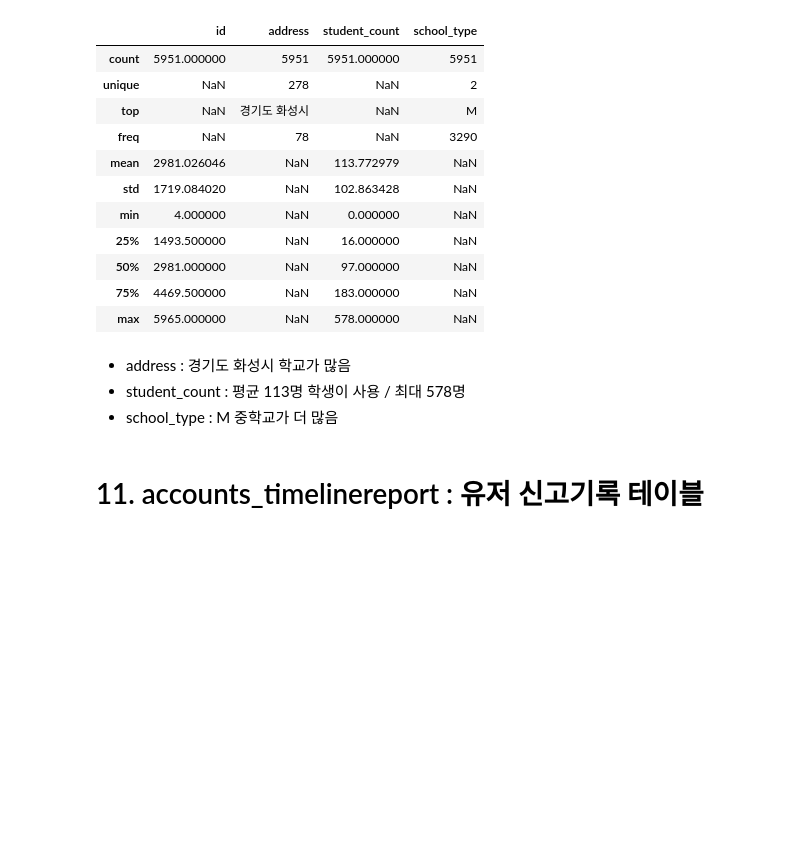
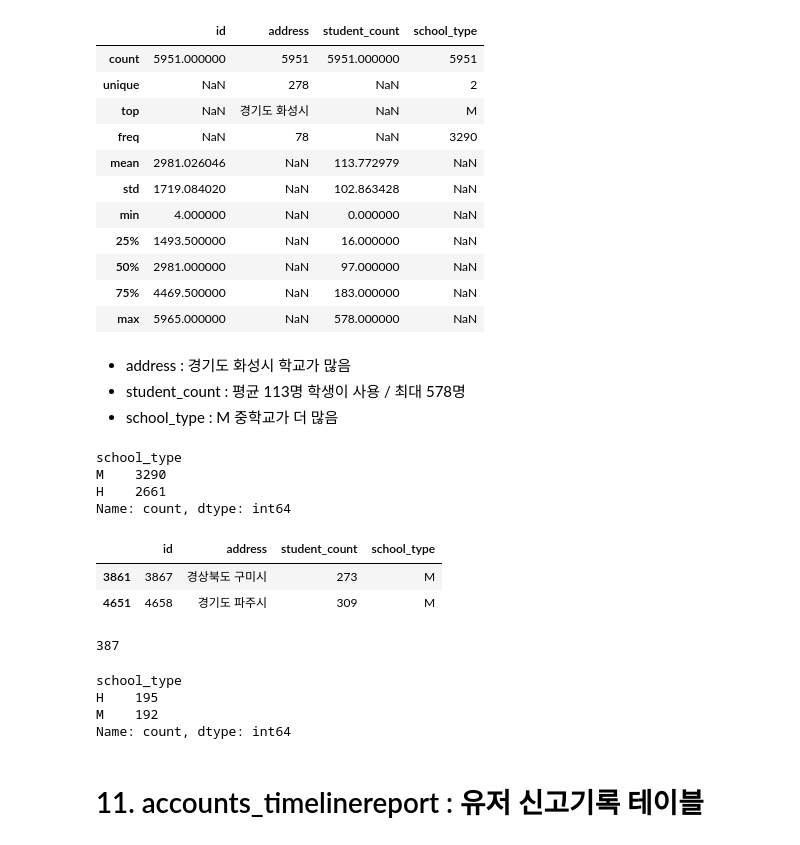
Before and after one commit to seung127/codeit_project, a Jupyter notebook: codeit-project-docker/notebooks/eda.ipynb, the cells around one changed output. Drawn from its saved outputs; the diff is of its cells as text; code cells hidden in the pictures; blank space fills up the shorter version.

```diff
--- a/codeit-project-docker/notebooks/eda.ipynb
+++ b/codeit-project-docker/notebooks/eda.ipynb
@@ -965,6 +978,34 @@ accounts_school_df.describe(include='all')
 - address : 경기도 화성시 학교가 많음
 - student_count : 평균 113명 학생이 사용 / 최대 578명
 - school_type : M 중학교가 더 많음
+# %%
+# 중학교, 고등학교 개수
+accounts_school_df['school_type'].value_counts()
+# %% [output]
+school_type
+M    3290
+H    2661
+Name: count, dtype: int64
+# %%
+# 학년이 4, 20인 것 확인
+accounts_school_df[accounts_school_df['id'].isin([4658, 3867])]
+# %% [output]
+|  | id | address | student_count | school_type |
+| 3861 | 3867 | 경상북도 구미시 | 273 | M |
+| 4651 | 4658 | 경기도 파주시 | 309 | M |
+# %%
+# 학생 수 0명인 경우
+no_student_df = accounts_school_df[accounts_school_df['student_count'] == 0]
+# 학교 수
+display(no_student_df['id'].nunique())
+# 중학교/고등학교 수
+display(no_student_df['school_type'].value_counts())
+# %% [output]
+387
+school_type
+H    195
+M    192
+Name: count, dtype: int64
 # %% [markdown]
 # 11. accounts_timelinereport : 유저 신고기록 테이블
 # %%
```
Also changed, not shown: parts of 21 cells of this notebook.
